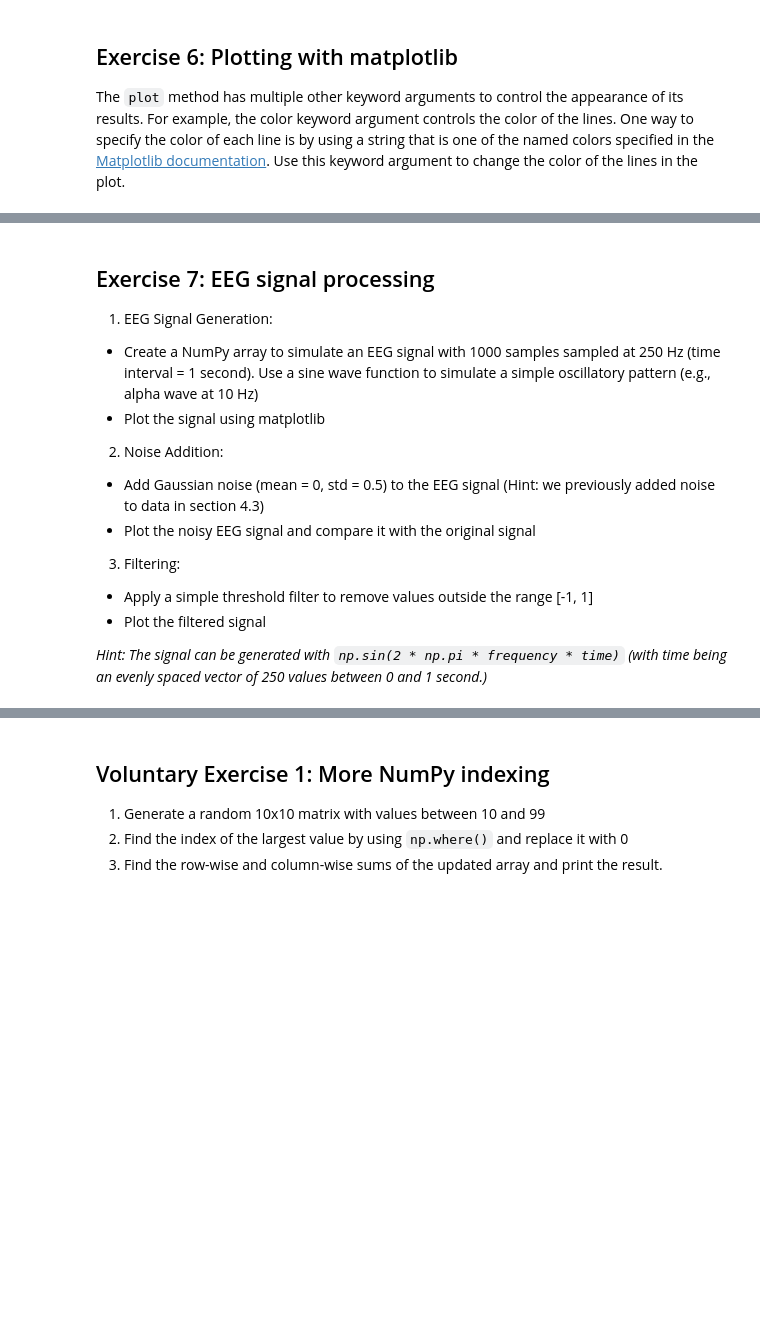
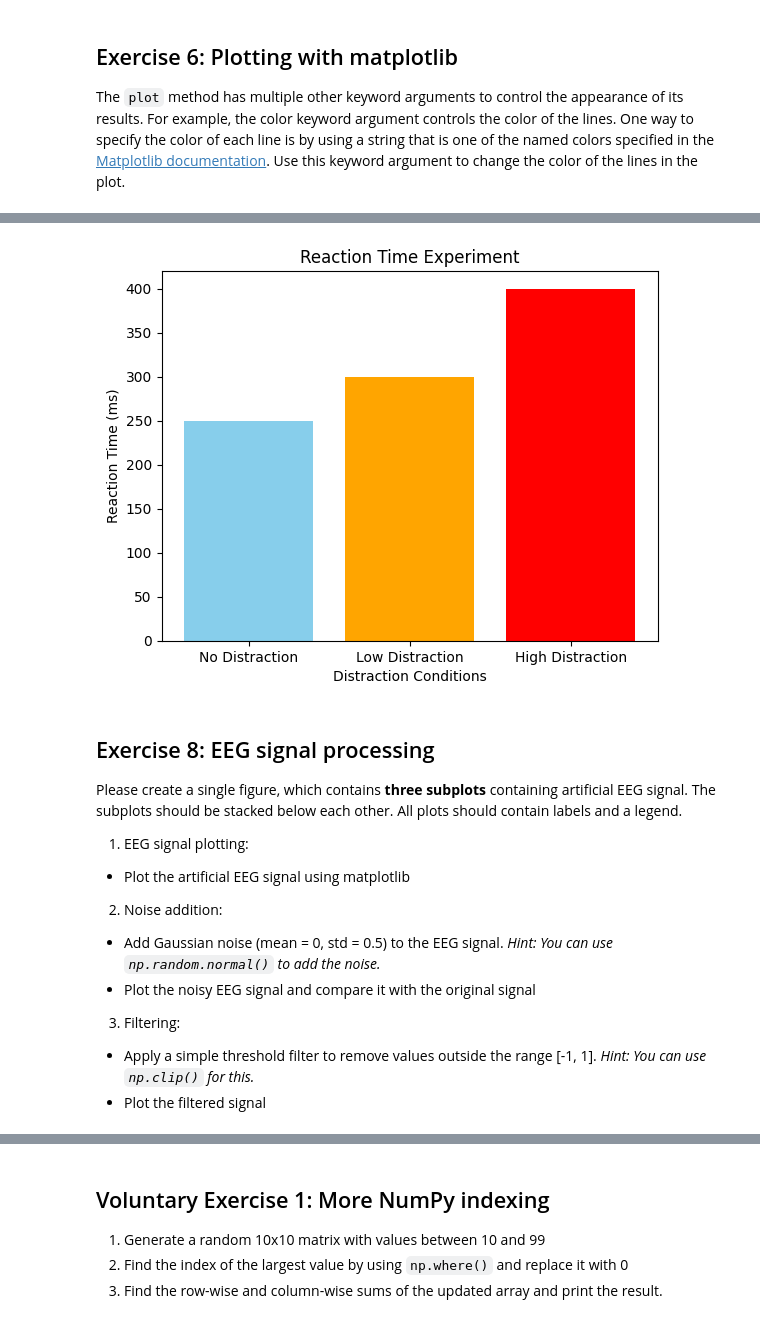
Before and after one commit to Jnmtz/Avatar-Legend-of-VR, a Jupyter notebook: book/introduction/5_Scientific_Comp/4_Exercises.ipynb, the cells around one changed output, grey strips where cells are left out. Saved outputs shown, nothing was run; the diff lists cells and outputs as text; code cells hidden in the pictures; blank space fills up the shorter version.

```diff
--- a/book/introduction/5_Scientific_Comp/4_Exercises.ipynb
+++ b/book/introduction/5_Scientific_Comp/4_Exercises.ipynb
@@ -206,18 +126,35 @@ plt.show()
+# %%
+conditions = ['No Distraction', 'Low Distraction', 'High Distraction']
+reaction_times = [250, 300, 400]
+
+fig, ax = plt.subplots()
+# Create the bar plot
+colors = ['skyblue', 'orange', 'red']
+ax.bar(conditions, reaction_times, color=colors)
+
+# Add title and labels
+ax.set_title('Reaction Time Experiment')
+ax.set_xlabel('Distraction Conditions')
+ax.set_ylabel('Reaction Time (ms)')
+
+# Show the plot
+plt.show()
+# %% [output]
+[figure, added]
 # %% [markdown]
-## Exercise 7: EEG signal processing
+## Exercise 8: EEG signal processing
 
-1. EEG Signal Generation:
+Please create a single figure, which contains **three subplots** containing artificial EEG signal. The subplots should be stacked below each other. All plots should contain labels and a legend.
 
-- Create a NumPy array to simulate an EEG signal with 1000 samples sampled at 250 Hz (time interval = 1 second). Use a sine wave function to simulate a simple oscillatory pattern (e.g., alpha wave at 10 Hz)
-- Plot the signal using matplotlib
+1. EEG signal plotting:
 
-2. Noise Addition:
+- Plot the artificial EEG signal using matplotlib
 
-- Add Gaussian noise (mean = 0, std = 0.5) to the EEG signal (Hint: we previously added noise to data in section 4.3)
+2. Noise addition:
+
+- Add Gaussian noise (mean = 0, std = 0.5) to the EEG signal. *Hint: You can use `np.random.normal()` to add the noise.*
 - Plot the noisy EEG signal and compare it with the original signal
 
 3. Filtering:
-- Apply a simple threshold filter to remove values outside the range [-1, 1]
+- Apply a simple threshold filter to remove values outside the range [-1, 1]. *Hint: You can use `np.clip()` for this.*
 - Plot the filtered signal
-
-*Hint: The signal can be generated with `np.sin(2 * np.pi * frequency * time)` (with time being an evenly spaced vector of 250 values between 0 and 1 second.)*
```
Also changed, not shown: parts of 16 cells of this notebook.
